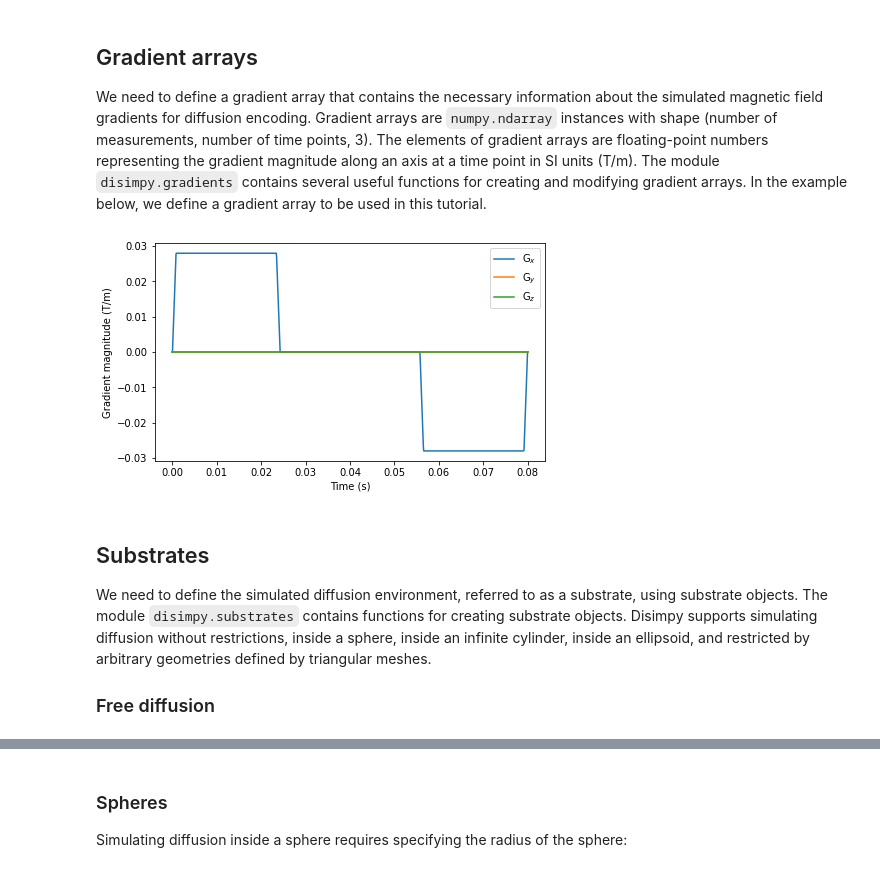
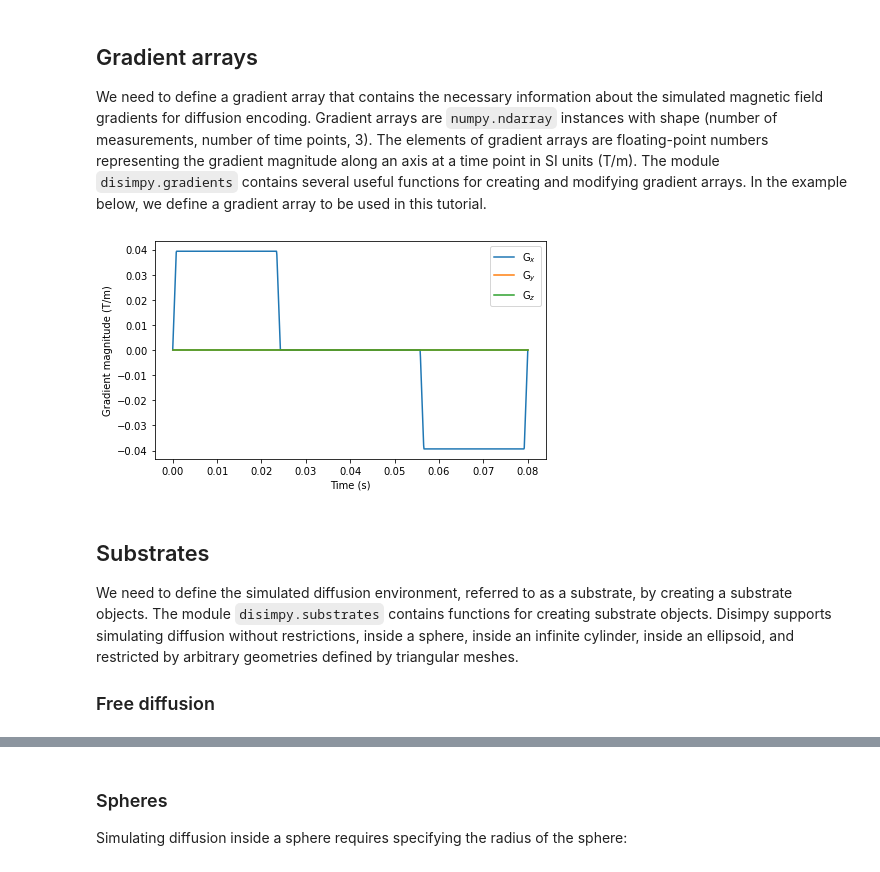
Before and after one commit to kerkelae/disimpy, a Jupyter notebook: docs/source/tutorial.ipynb, the cells around one changed output, grey strips where cells are left out. Drawn from its saved outputs; the diff is of its cells as text; code cells hidden in the pictures.

```diff
--- a/docs/source/tutorial.ipynb
+++ b/docs/source/tutorial.ipynb
@@ -32,41 +33,41 @@ We need to define a gradient array that contains the necessary information about
 # %%
 # Create a simple Stejskal-Tanner gradient waveform
 
 gradient = np.zeros((1, 100, 3))
 gradient[0, 1:30, 0] = 1
 gradient[0, 70:99, 0] = -1
 
 
 # Concatenate 100 gradient arrays with different b-values together
 
-bs = np.linspace(1, 3e9, 100)  # Array of b-values in SI units (s/m^2)
+bs = np.linspace(1, 3e9, 100)  # SI units (s/m^2)
 gradient = np.concatenate([gradient for _ in bs], axis=0)
 
 
 # Adjust the gradient magnitude and number of time points
 
 n_t = int(1e3)  # Number of time points in the simulation
 T = 80e-3  # Duration of gradient array in seconds
 dt = T / (gradient.shape[1] - 1)  # Duration of time step in seconds
 gradient, dt = gradients.interpolate_gradient(gradient, dt, n_t)
 gradient = gradients.set_b(gradient, dt, bs)
 
 
-# Show the gradient magnitude over time of the 50th measurement
+# Show gradient magnitude over time for the last measurement
 
 fig, ax = plt.subplots(1, figsize=(7, 4))
 for i in range(3):
-    ax.plot(np.linspace(0, T, n_t), gradient[50, :, i])
-ax.legend(['G$_x$', 'G$_y$', 'G$_z$'])
-ax.set_xlabel('Time (s)')
-ax.set_ylabel('Gradient magnitude (T/m)')
+    ax.plot(np.linspace(0, T, n_t), gradient[-1, :, i])
+ax.legend(["G$_x$", "G$_y$", "G$_z$"])
+ax.set_xlabel("Time (s)")
+ax.set_ylabel("Gradient magnitude (T/m)")
 plt.show()
 # %% [output]
-[figure, old version]
+[figure, new version]
 # %% [markdown]
 ## Substrates
 
-We need to define the simulated diffusion environment, referred to as a substrate, using substrate objects. The module `disimpy.substrates` contains functions for creating substrate objects. Disimpy supports simulating diffusion without restrictions, inside a sphere, inside an infinite cylinder, inside an ellipsoid, and restricted by arbitrary geometries defined by triangular meshes.
+We need to define the simulated diffusion environment, referred to as a substrate, by creating a substrate objects. The module `disimpy.substrates` contains functions for creating substrate objects. Disimpy supports simulating diffusion without restrictions, inside a sphere, inside an infinite cylinder, inside an ellipsoid, and restricted by arbitrary geometries defined by triangular meshes.
 
 ### Free diffusion
 # %%
```
Also changed, not shown: parts of 14 cells of this notebook.
